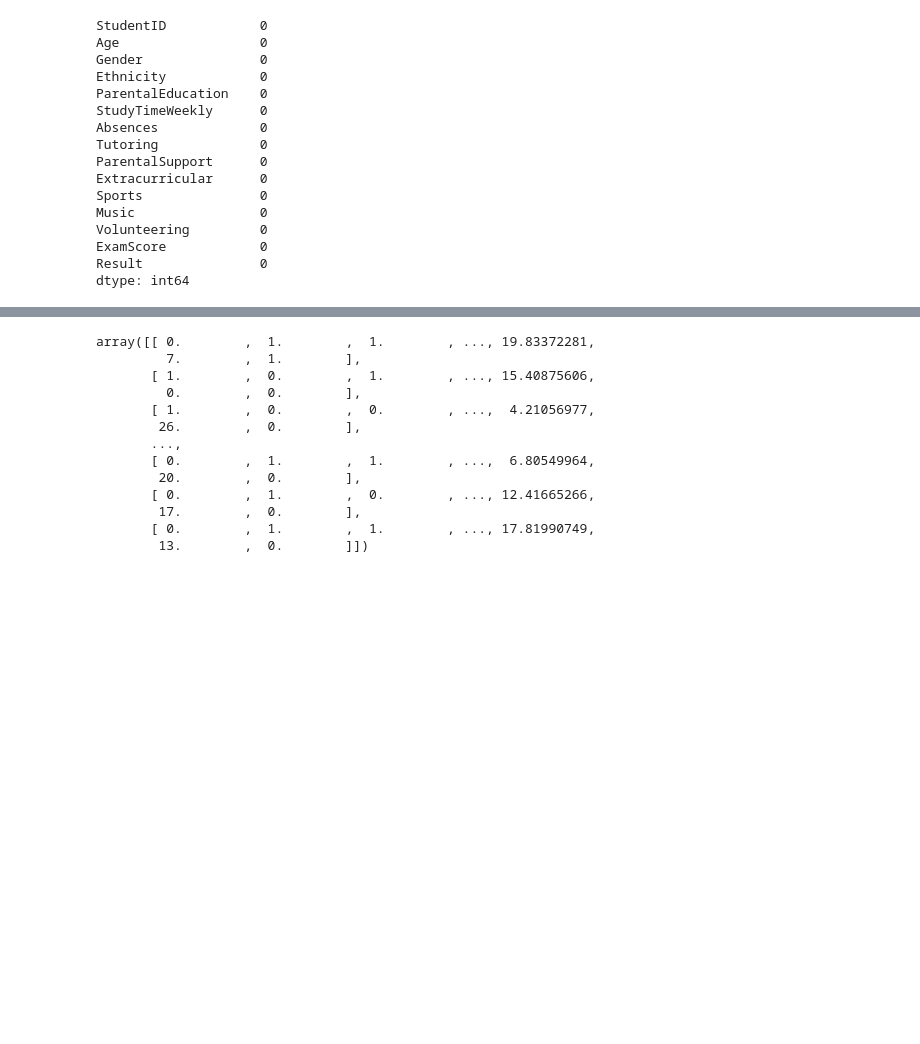
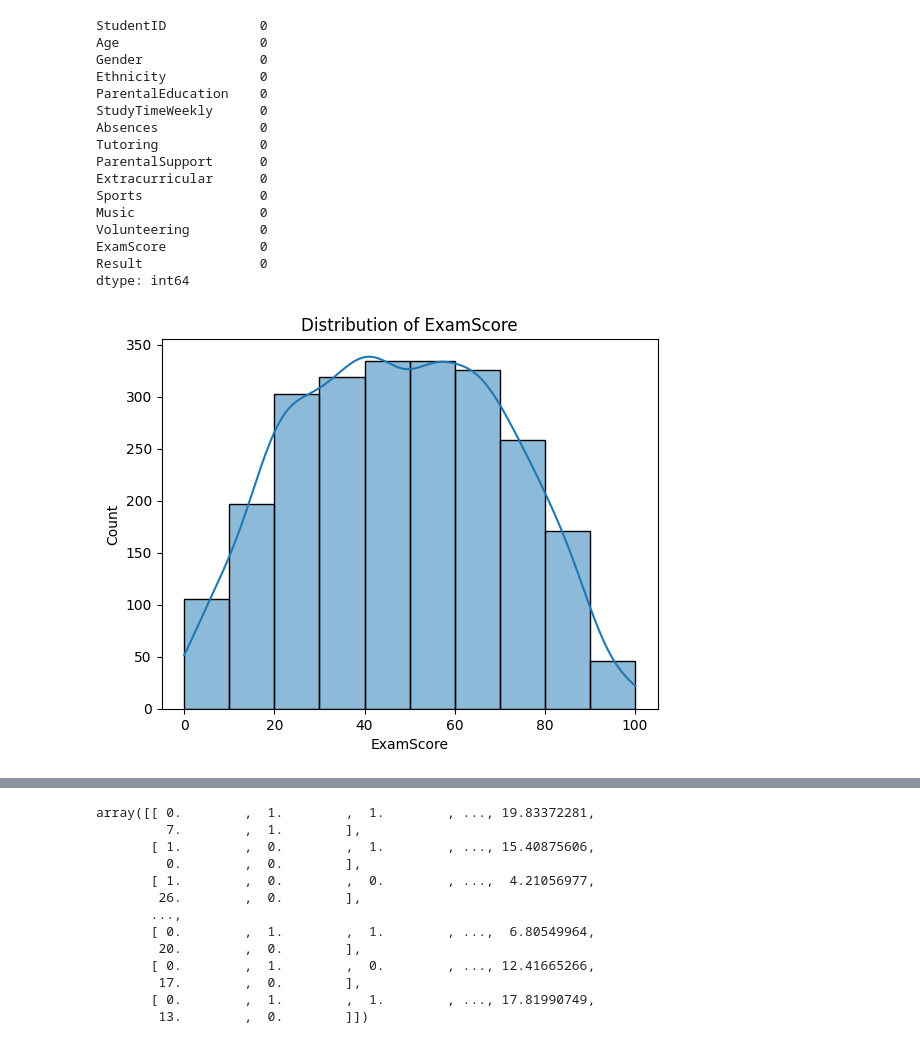
Before and after one commit to muhammederbay10/Student-Performance-Prediction, a Jupyter notebook: Student Performance Prediction.ipynb, the cells around one changed output, grey strips where cells are left out. Cells and saved outputs as stored; diff of their text form; code cells hidden in the pictures; blank space fills up the shorter version.

```diff
--- a/Student Performance Prediction.ipynb
+++ b/Student Performance Prediction.ipynb
@@ -73,3 +71,16 @@ Volunteering         0
 ExamScore            0
 Result               0
 dtype: int64
+# %%
+%matplotlib inline
+import matplotlib.pyplot as plt
+import seaborn as sns
+
+# Histogram of scores
+sns.histplot(df['ExamScore'], bins=10, kde=True)
+plt.title('Distribution of ExamScore')
+plt.xlabel('ExamScore')
+plt.ylabel('Count')
+plt.show()
+# %% [output]
+[figure, added]
```
Also changed, not shown: parts of 9 cells of this notebook.
